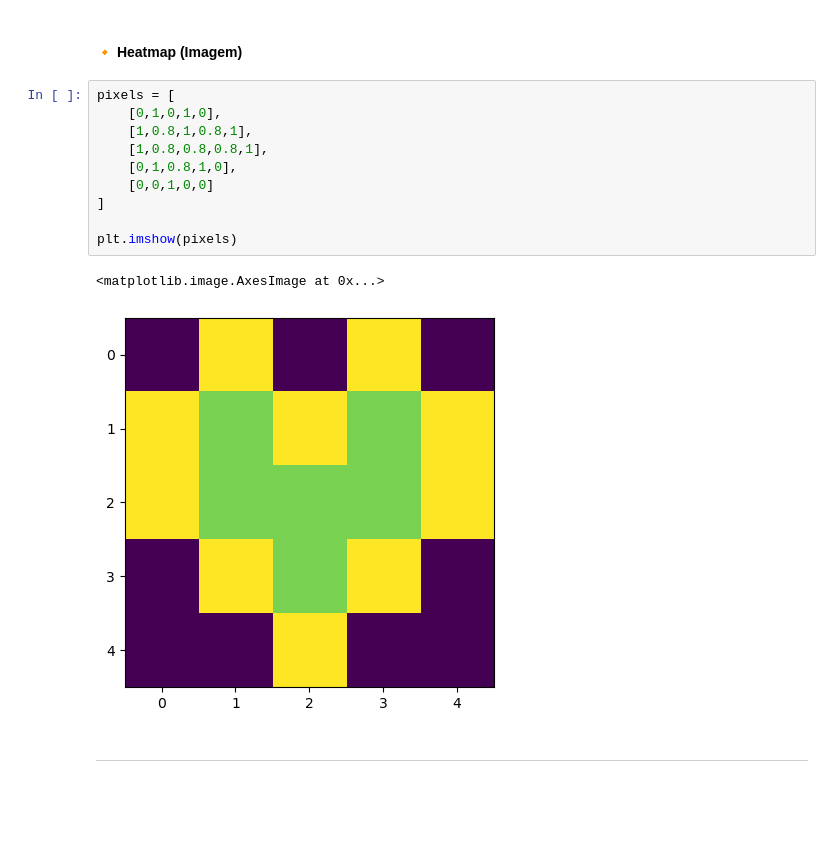
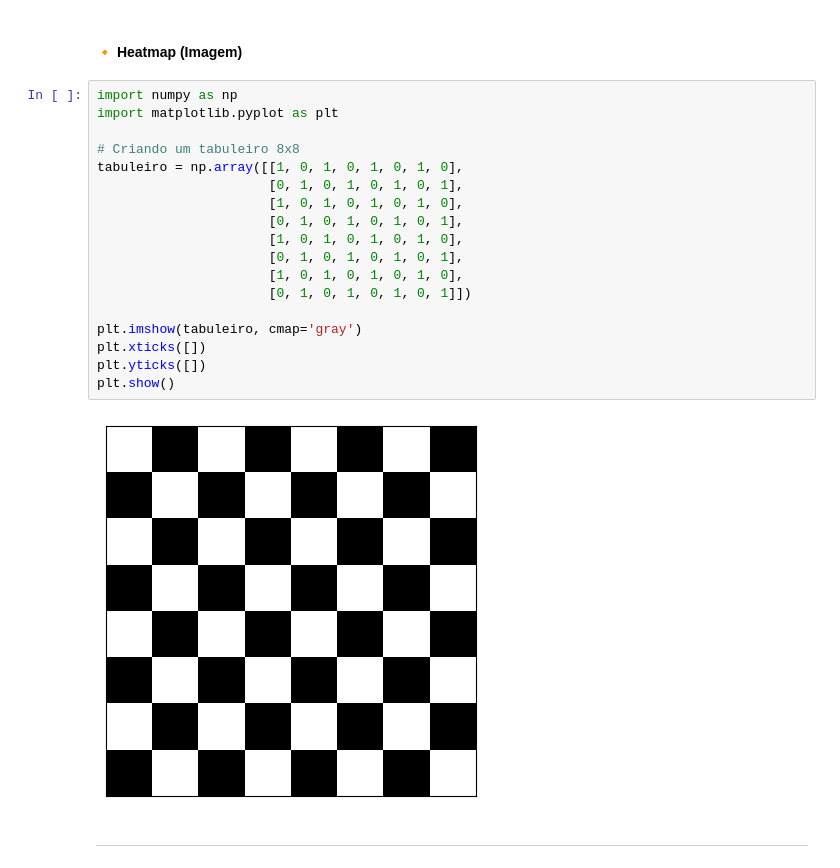
Before and after one commit to josicleytonsantos/data-science, a Jupyter notebook: personal-projects/studies/ICMC-USP/5-exploring_matplotlib.ipynb, the cells around one changed output. Saved outputs shown, nothing was run; the diff lists cells and outputs as text; blank space fills up the shorter version.

Commit message:
Refactor matplotlib example to display an 8x8 checkerboard pattern instead of pixel array; updated execution count and output image.

```diff
--- a/personal-projects/studies/ICMC-USP/5-exploring_matplotlib.ipynb
+++ b/personal-projects/studies/ICMC-USP/5-exploring_matplotlib.ipynb
@@ -131,18 +131,25 @@ plt.hist(notas, bins=10)
 # %% [markdown]
 #### 🔸 Heatmap (Imagem)
 # %%
-pixels = [
-    [0,1,0,1,0],
-    [1,0.8,1,0.8,1],
-    [1,0.8,0.8,0.8,1],
-    [0,1,0.8,1,0],
-    [0,0,1,0,0]
-]
+import numpy as np
+import matplotlib.pyplot as plt
 
-plt.imshow(pixels)
+# Criando um tabuleiro 8x8
+tabuleiro = np.array([[1, 0, 1, 0, 1, 0, 1, 0],
+                      [0, 1, 0, 1, 0, 1, 0, 1],
+                      [1, 0, 1, 0, 1, 0, 1, 0],
+                      [0, 1, 0, 1, 0, 1, 0, 1],
+                      [1, 0, 1, 0, 1, 0, 1, 0],
+                      [0, 1, 0, 1, 0, 1, 0, 1],
+                      [1, 0, 1, 0, 1, 0, 1, 0],
+                      [0, 1, 0, 1, 0, 1, 0, 1]])
+
+plt.imshow(tabuleiro, cmap='gray')
+plt.xticks([])
+plt.yticks([])
+plt.show()
 # %% [output]
-<matplotlib.image.AxesImage at 0x...>
-[figure, old version]
+[figure, new version]
 # %% [markdown]
 ---
 # %% [markdown]
```
Also changed, not shown: 1 other file.
